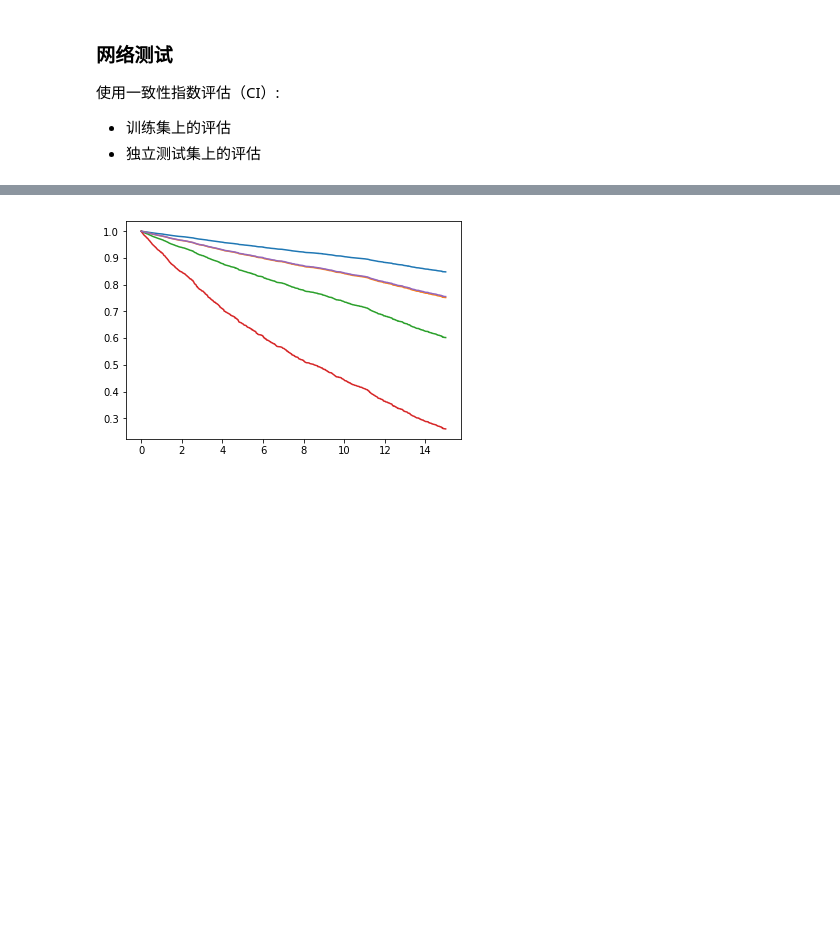
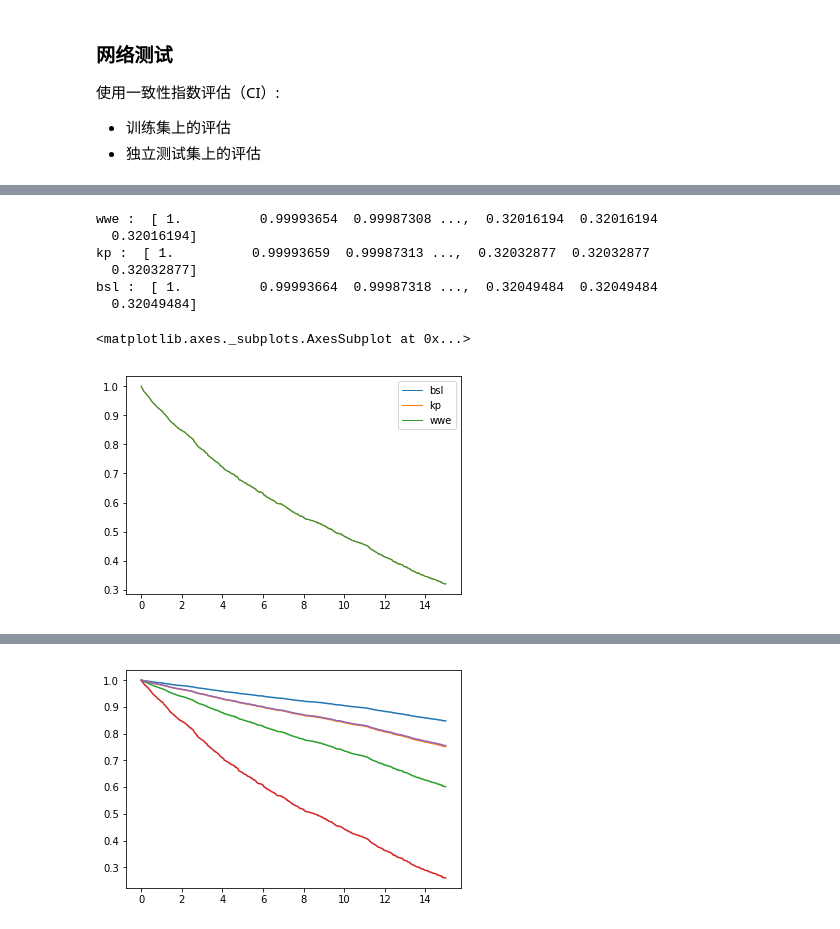
Before and after one commit to LiuHuiSigma/TFDeepSurv, a Jupyter notebook: notebook/exp_deepsurv.ipynb, the cells around one changed output, grey strips where cells are left out. Saved outputs shown, nothing was run; the diff lists cells and outputs as text; code cells hidden in the pictures; blank space fills up the shorter version.

```diff
--- a/notebook/exp_deepsurv.ipynb
+++ b/notebook/exp_deepsurv.ipynb
@@ -106,0 +118,31 @@ array([-0.7282185 ,  1.        ,  0.01155464, -0.00327509, -0.04845629,
+# %%
+# 得到基准生存函数（基于整个训练数据人群）
+# wwe方法：
+T0_wwe, S0_wwe = model.basesurv(algo='wwe')
+# KP方法：
+T0_kp, S0_kp = model.basesurv(algo='kp')
+# wwe方法：
+T0_bsl, S0_bsl = model.basesurv(algo='bsl')
+
+print("wwe : ", S0_wwe)
+print("kp : ", S0_kp)
+print("bsl : ", S0_bsl)
+# %% [output]
+wwe :  [ 1.          0.99993654  0.99987308 ...,  0.32016194  0.32016194
+  0.32016194]
+kp :  [ 1.          0.99993659  0.99987313 ...,  0.32032877  0.32032877
+  0.32032877]
+bsl :  [ 1.          0.99993664  0.99987318 ...,  0.32049484  0.32049484
+  0.32049484]
+# %%
+# 在同一个图中（使用同一训练数据，三种对基准生存函数不同的估计方法）
+import pandas as pd
+import numpy as np
+import matplotlib.pyplot as plt
+
+%matplotlib inline
+data = pd.DataFrame({'wwe': S0_wwe, 'kp': S0_kp, 'bsl': S0_bsl}, index = T0_wwe)
+data.plot(lw=1)
+# %% [output]
+<matplotlib.axes._subplots.AxesSubplot at 0x...>
+[figure, added]
```
Also changed, not shown: parts of 14 cells of this notebook, 1 other file.
